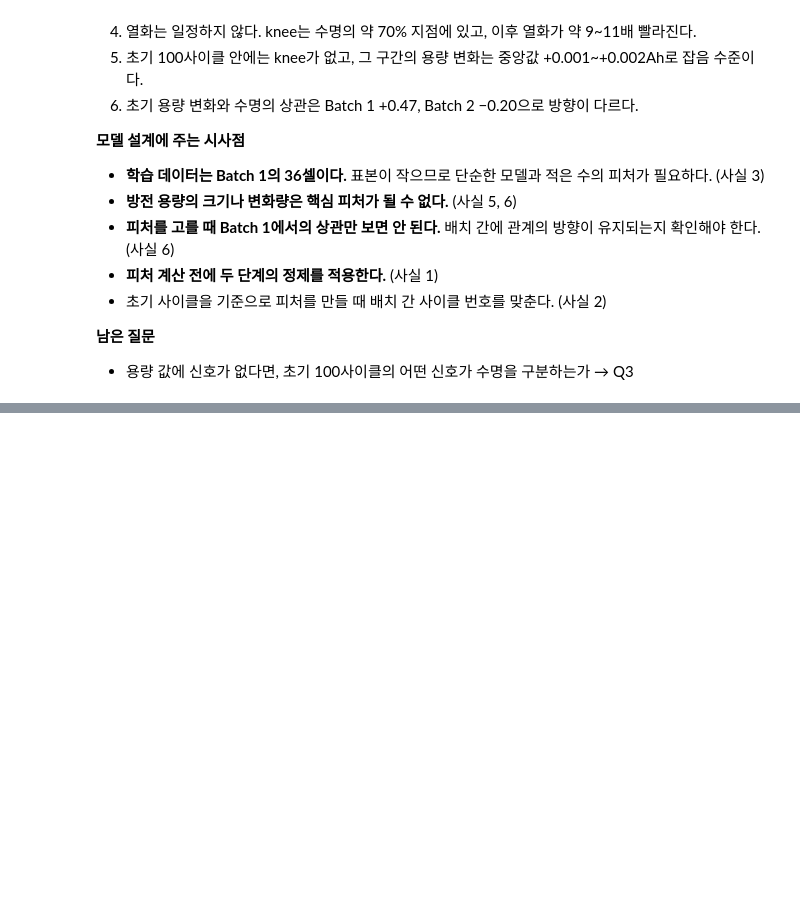
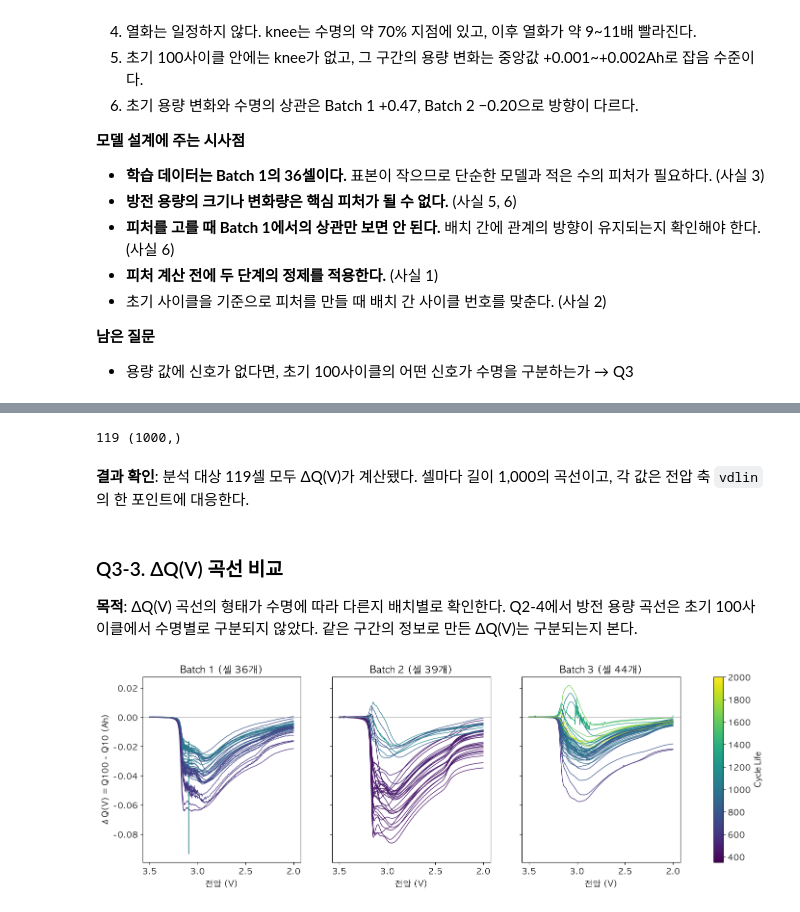
Before and after one commit to kyubin0973/DA-mini, a Jupyter notebook: notebooks/01_EDA.ipynb, the cells around one changed output, grey strips where cells are left out. Saved outputs shown, nothing was run; the diff lists cells and outputs as text; code cells hidden in the pictures; blank space fills up the shorter version.

```diff
--- a/notebooks/01_EDA.ipynb
+++ b/notebooks/01_EDA.ipynb
@@ -797,0 +863,4 @@ knee가 100사이클 이내인 셀 수: 0
+# %%
+for cid in ['b1c0', 'b2c0', 'b3c0']:
+    empty = np.isnan(qdlin[cid]).all(axis=1)
+    print(cid, '비어 있는 위치:', np.where(empty)[0])
@@ -797,0 +881,12 @@ knee가 100사이클 이내인 셀 수: 0
+# %%
+rows = []
+for cid, arr in qdlin.items():
+    empty = np.isnan(arr).all(axis=1)
+    rows.append({
+        'cell_id': cid,
+        'batch': int(cid[1]),
+        'n_empty': int(empty.sum()),
+        'first_valid': int(np.argmax(~empty)),
+    })
+pos = pd.DataFrame(rows)
+print(pos.groupby('batch')[['n_empty', 'first_valid']].agg(['min', 'max']))
@@ -797,0 +917,38 @@ knee가 100사이클 이내인 셀 수: 0
+# %%
+K_EARLY, K_LATE = 10, 100
+first_valid = pos.set_index('cell_id')['first_valid']
+
+dq = {}
+for cid in cells2.loc[cells2['use'], 'cell_id']:
+    arr = qdlin[cid]
+    off = first_valid[cid]
+    dq[cid] = arr[off + K_LATE - 1] - arr[off + K_EARLY - 1]
+
+print(len(dq), dq['b1c5'].shape)
+# %% [output]
+119 (1000,)
+# %% [markdown]
+**결과 확인**: 분석 대상 119셀 모두 ΔQ(V)가 계산됐다. 셀마다 길이 1,000의 곡선이고, 각 값은 전압 축 `vdlin`의 한 포인트에 대응한다.
+# %% [markdown]
+### Q3-3. ΔQ(V) 곡선 비교
+
+**목적**: ΔQ(V) 곡선의 형태가 수명에 따라 다른지 배치별로 확인한다.
+Q2-4에서 방전 용량 곡선은 초기 100사이클에서 수명별로 구분되지 않았다. 같은 구간의 정보로 만든 ΔQ(V)는 구분되는지 본다.
+# %%
+life = cells2.set_index('cell_id')['cycle_life']
+
+fig, axes = plt.subplots(1, 3, figsize=(18, 5), sharey=True)
+for ax, b in zip(axes, [1, 2, 3]):
+    ids = [cid for cid in dq if cid.startswith(f'b{b}c')]
+    for cid in ids:
+        ax.plot(vdlin, dq[cid], color=cmap(norm(life[cid])), linewidth=0.9)
+    ax.axhline(0, color='gray', linewidth=0.6)
+    ax.invert_xaxis()
+    ax.set_title(f'Batch {b} (셀 {len(ids)}개)')
+    ax.set_xlabel('전압 (V)')
+axes[0].set_ylabel('ΔQ(V) = Q100 - Q10 (Ah)')
+fig.colorbar(plt.cm.ScalarMappable(norm=norm, cmap=cmap), ax=axes, label='Cycle Life')
+plt.savefig(os.path.join(FIG_DIR, 'q3_deltaQ_curves.png'), dpi=150, bbox_inches='tight')
+plt.show()
+# %% [output]
+[figure, added]
```
Also changed, not shown: parts of 35 cells of this notebook, 2 other files.
